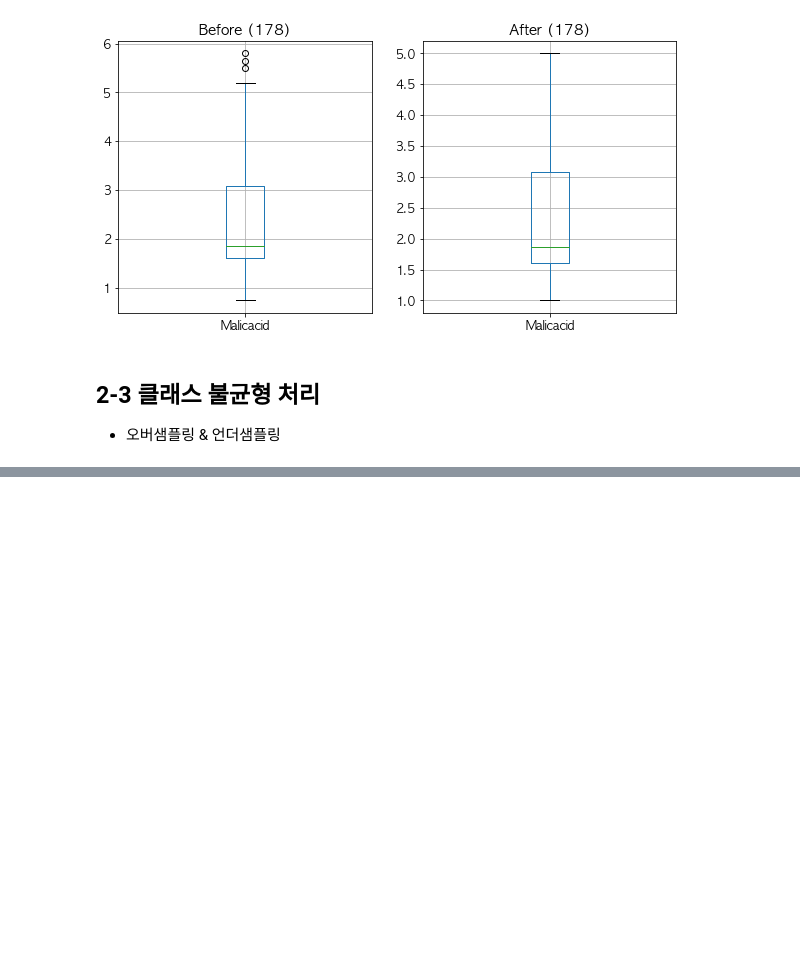
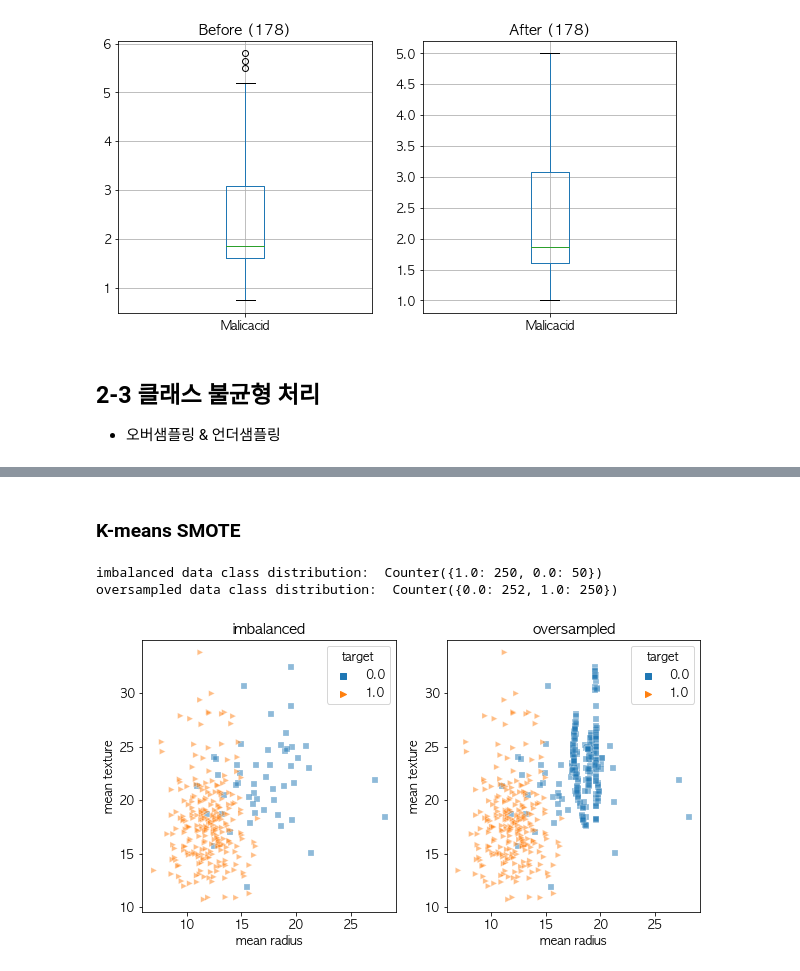
Before and after one commit to klee30810/ADP-study, a Jupyter notebook: stats/codebook/Chap 02. Preprocessing.ipynb, the cells around one changed output, grey strips where cells are left out. Saved outputs shown, nothing was run; the diff lists cells and outputs as text; code cells hidden in the pictures; blank space fills up the shorter version.

```diff
--- a/stats/codebook/Chap 02. Preprocessing.ipynb
+++ b/stats/codebook/Chap 02. Preprocessing.ipynb
@@ -321,0 +434,25 @@ plt.show()
+# %% [markdown]
+### K-means SMOTE
+# %%
+from imblearn.over_sampling import KMeansSMOTE
+
+os = KMeansSMOTE(random_state=0, k_neighbors=3)
+bal_features, bal_target = os.fit_resample(features, target)
+print("imbalanced data class distribution: ", Counter(target))
+print("oversampled data class distribution: ", Counter(bal_target))
+
+over_df4 = pd.DataFrame(np.c_[bal_features, bal_target], columns = imb_df.columns)
+
+fig, ax = plt.subplots(1,2, figsize=(10,5))
+ax[0].set_title("imbalanced")
+sns.scatterplot(x='mean radius', y='mean texture', hue='target', data=imb_df,
+               ax=ax[0], alpha=0.5, style='target', markers=['s', '>']);
+
+ax[1].set_title("oversampled")
+sns.scatterplot(x='mean radius', y='mean texture', hue='target', data=over_df4,
+               ax=ax[1], alpha=0.5, style='target', markers=['s', '>']);
+plt.show()
+# %% [output]
+imbalanced data class distribution:  Counter({1.0: 250, 0.0: 50})
+oversampled data class distribution:  Counter({0.0: 252, 1.0: 250})
+[figure, added]
```
Also changed, not shown: parts of 18 cells of this notebook.
